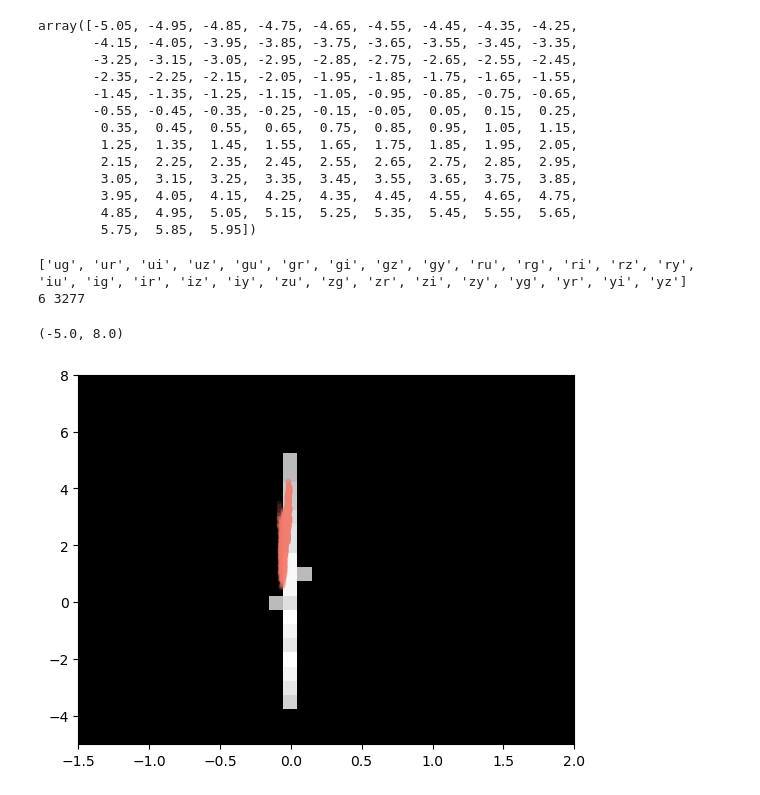
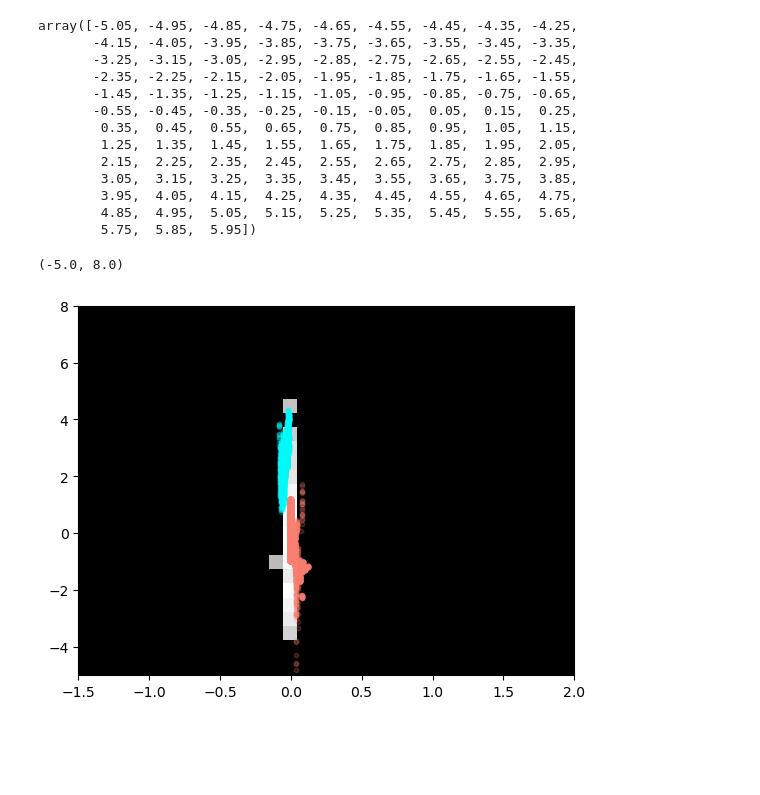
Before and after one commit to mnilsson8/Cube, a Jupyter notebook: Cube/PlottingDataCubeSlice_test.ipynb, the cells around one changed output. Cells and saved outputs as stored; diff of their text form; code cells hidden in the pictures; blank space fills up the shorter version.

Commit message:
Slice plots

```diff
--- a/Cube/PlottingDataCubeSlice_test.ipynb
+++ b/Cube/PlottingDataCubeSlice_test.ipynb
@@ -204,7 +198,15 @@ with open(FilePath, 'rb') as f:
         Interp_load = pickle.load(f)
         TimeRange_load = pickle.load(f)
 # %%
-SNData = Functions.CalculateMap(Interp_load, TimeRange_load, 'g', 'i', 450, 60, PointsPDay=12, ObjNo=50)
+KNData = Functions.CalculateMap(Interp_load, TimeRange_load, 'g', 'i', 60, 60, PointsPDay=12, ObjNo=50)
+# %%
+FilePath2 = '/lustre/lrspec/prestocolor/Test_Interp1/SNIa-SALT2_Interp.pkl'
+# %%
+with open(FilePath2, 'rb') as f:
+        Interp_load2 = pickle.load(f)
+        TimeRange_load2 = pickle.load(f)
+# %%
+SNData = Functions.CalculateMap(Interp_load2, TimeRange_load2, 'g', 'i', 60, 60, PointsPDay=12, ObjNo=50)
 # %%
 InfoDict["BinMag"]
 # %% [output]
@@ -224,18 +226,17 @@ array([-5.05, -4.95, -4.85, -4.75, -4.65, -4.55, -4.45, -4.35, -4.25,
 # %%
 Band1 = 'g'
 Band2 = 'i'
 TimeGaps = [ [60, 60], [450, 60], [60, 450] ]
-Map = Enquiry(HashTable, InfoDict, Band1, Band2, 450, 60) * 10000000
+Map = Enquiry(HashTable, InfoDict, Band1, Band2, 60, 60) * 10000000
 
 
 plt.pcolor(InfoDict['BinMag'], InfoDict['BinColor'], np.transpose(Map)+1,
                    norm=LogNorm(1, vmax=Map.max()+1), cmap='gist_gray')
-plt.scatter(SNData[0], SNData[1], c='salmon', s=10, alpha=0.1)
+plt.scatter(SNData[0], SNData[1], c='salmon', s=10, alpha=0.2)
+plt.scatter(KNData[0], KNData[1], c='cyan', s=10, alpha=0.2)
 
 plt.xlim([-1.5, 2])
 plt.ylim([-5, 8])
 # %% [output]
-['ug', 'ur', 'ui', 'uz', 'gu', 'gr', 'gi', 'gz', 'gy', 'ru', 'rg', 'ri', 'rz', 'ry', 'iu', 'ig', 'ir', 'iz', 'iy', 'zu', 'zg', 'zr', 'zi', 'zy', 'yg', 'yr', 'yi', 'yz']
-6 3277
+(-5.0, 8.0)
-(-5.0, 8.0)
-[figure, old version]
+[figure, new version]
```
Also changed, not shown: parts of 11 cells of this notebook.
